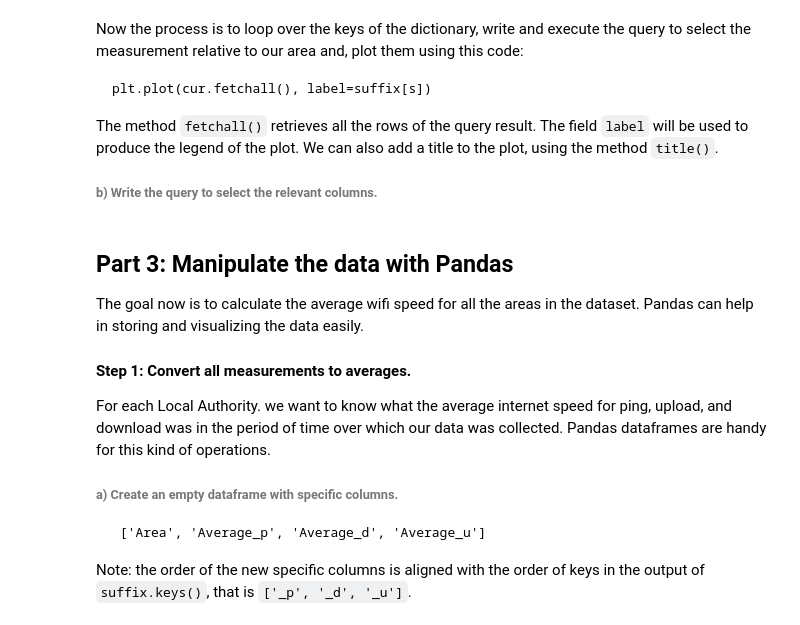
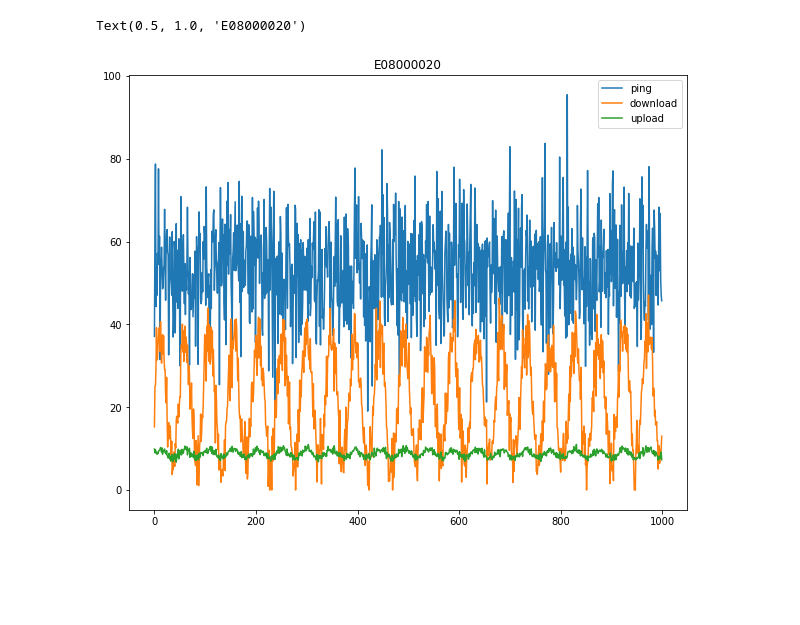
Before and after one commit to pugovkamiha/abd, a Jupyter notebook: lab3/Lab 3 - Internet Meter SQL.ipynb, the cells around one changed output. Drawn from its saved outputs; the diff is of its cells as text; code cells hidden in the pictures; blank space fills up the shorter version.

```diff
--- a/lab3/Lab 3 - Internet Meter SQL.ipynb
+++ b/lab3/Lab 3 - Internet Meter SQL.ipynb
@@ -84,5 +32,4 @@ Save it in a variable called `cur`.
 # %%
 # Code Cell 6
-# what is the name of the database you want to connect to?
-# conn = sqlite3.connect(??)
-# cur = conn.?()
+conn = sqlite3.connect("InternetSpeed.db")
+cur = conn.cursor()
@@ -172,7 +108,7 @@ columns = [c.replace('_p', '') for c in columns]
 columns = [c.replace('_d', '') for c in columns]
 # remove suffix '_u'
 # columns = ??
-
+columns = [c.replace('_u', '') for c in columns]
 
 
 # this operation is to remove duplicates
@@ -208,36 +148,17 @@ print(suffix.values())
-# %% [markdown]
-Now the process is to loop over the keys of the dictionary, write and execute the query to select the measurement relative to our area and, plot them using this code:
-
-    plt.plot(cur.fetchall(), label=suffix[s])
-
-The method `fetchall()` retrieves all the rows of the query result. The field `label` will be used to produce the legend of the plot. We can also add a title to the plot, using the method `title()`.
-
-###### b) Write the query to select the relevant columns.
 # %%
 # Code Cell 17
 area = columns[0]
 plt.figure(figsize=(10, 8))
 
 # Plot each variable in suffix.keys() for each area
 for s in suffix.keys():
-    # query = ??
-    # Execute query
-    # ...
+    query = 'SELECT "{}{}" FROM LA_wifi_speed_UK ORDER BY DateTime'.format(area, s)
+    cur.execute(query)
     plt.plot(cur.fetchall(), label=suffix[s])
 plt.legend()
 plt.title(area)
+# %% [output]
+Text(0.5, 1.0, 'E08000020')
+[figure, added]
-# %% [markdown]
-## Part 3: Manipulate the data with Pandas
-
-The goal now is to calculate the average wifi speed for all the areas in the dataset. Pandas can help in storing and visualizing the data easily.
-
-#### Step 1: Convert all measurements to averages.
-For each Local Authority. we want to know what the average internet speed for ping, upload, and download was in the period of time over which our data was collected. Pandas dataframes are handy for this kind of operations.
-
-###### a) Create an empty dataframe with specific columns.
-
-     ['Area', 'Average_p', 'Average_d', 'Average_u']
-
-Note: the order of the new specific columns is aligned with the order of keys in the output of `suffix.keys()`, that is `['_p', '_d', '_u']`.
 # %%
 # Code Cell 18
```
Also changed, not shown: parts of 43 cells of this notebook.
